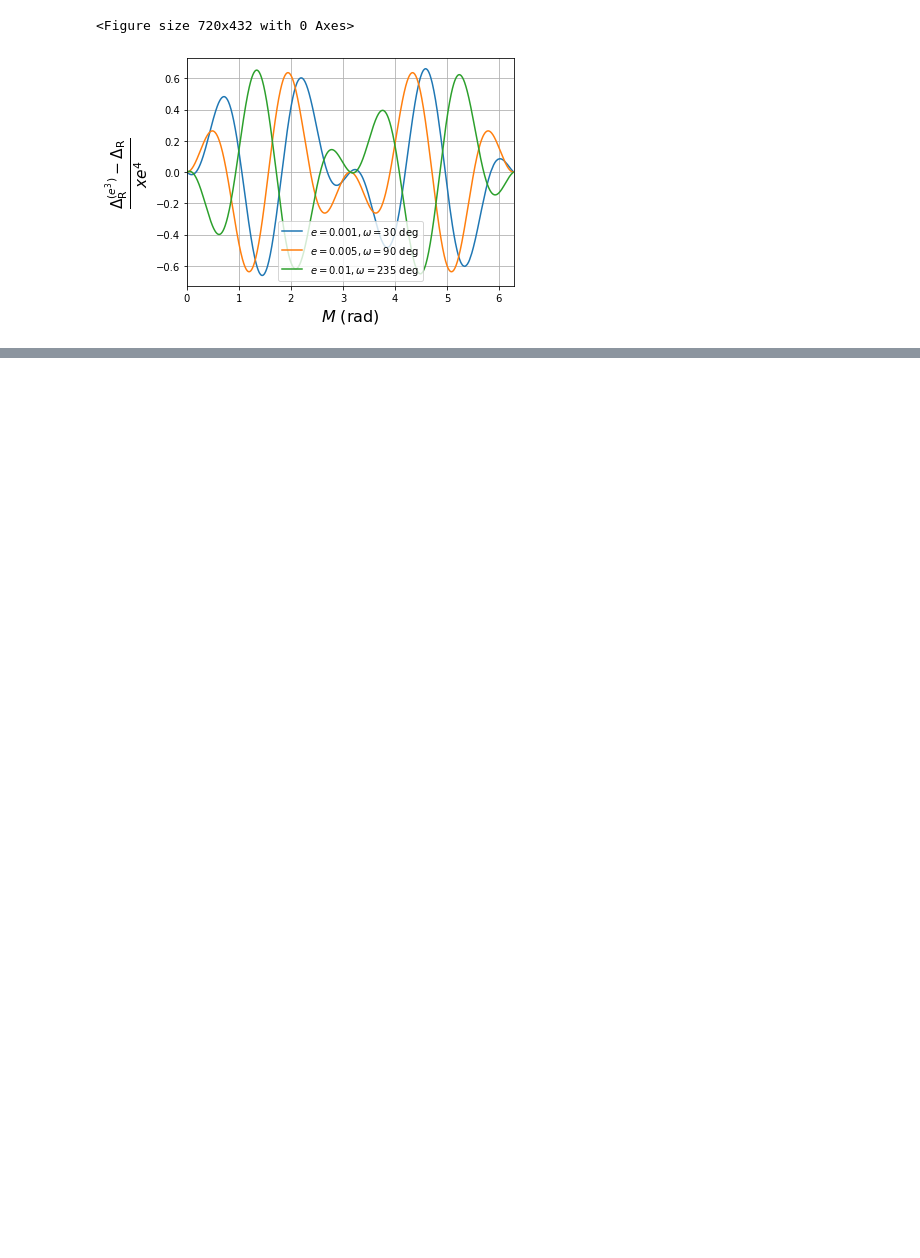
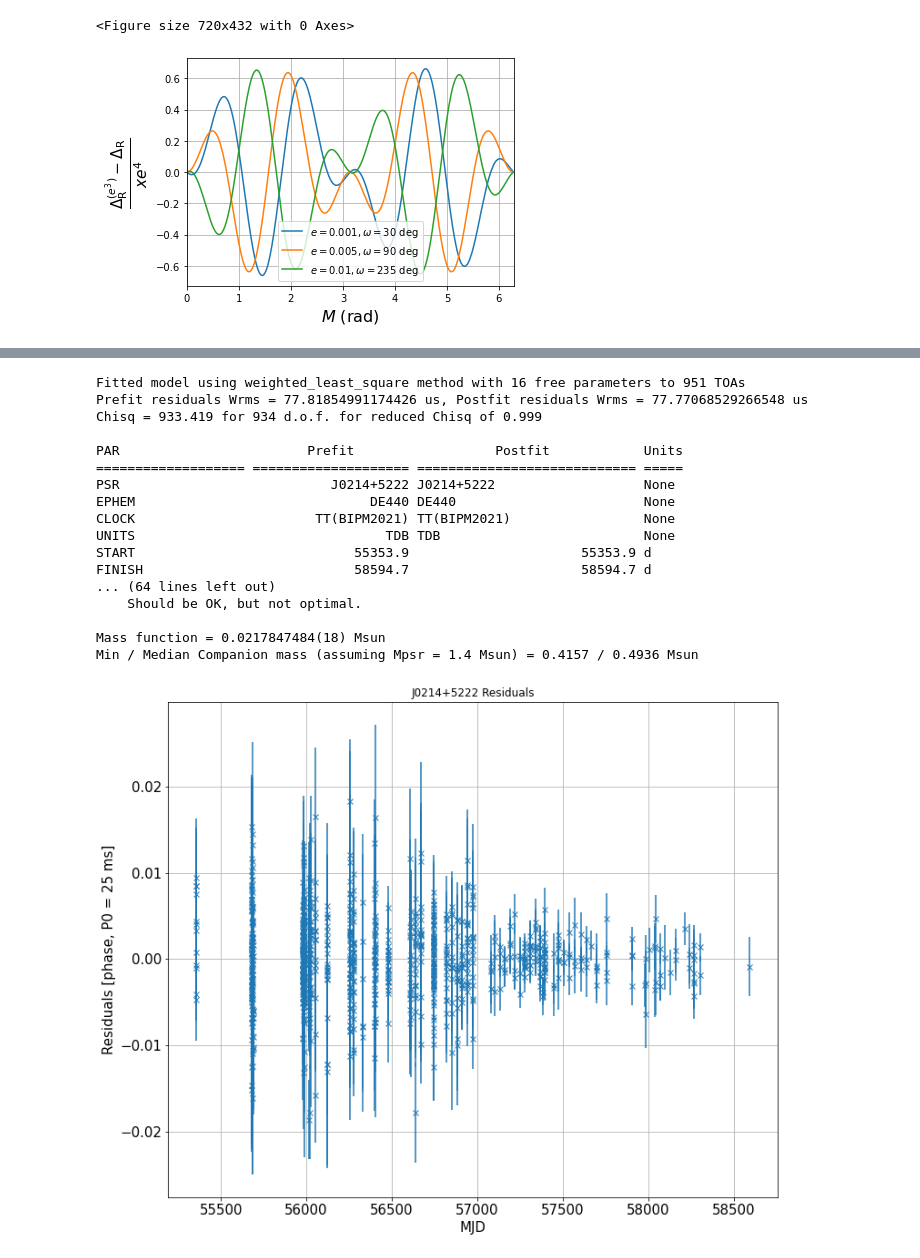
Before and after one commit to wcfiore/gbncc_viii, a Jupyter notebook: calc_test_ELL1thirdorder.ipynb, the cells around one changed output, grey strips where cells are left out. Saved outputs shown, nothing was run; the diff lists cells and outputs as text; code cells hidden in the pictures; blank space fills up the shorter version.

```diff
--- a/calc_test_ELL1thirdorder.ipynb
+++ b/calc_test_ELL1thirdorder.ipynb
@@ -91,0 +107,5 @@ plt.show()
+# %%
+tim='/Users/william/GBNCC/gbncc_viii/data/J0214+5222_fiore+23.tim'
+par='/Users/william/GBNCC/gbncc_viii/data/J0214+5222_fiore+23.par'
+toas=toa.get_TOAs(tim,usepickle=False,planets=True,ephem="DE440");
+model=mpt.mod.get_model(par);
@@ -91,0 +153,12 @@ plt.show()
+# %%
+f=WLSFitter(toas,model,track_mode='use_pulse_numbers')
+
+# BT params #
+f.model.free_params=['F0','F1','RAJ','DECJ','PMRA','PMDEC','DM','FB0',
+                     'TASC','A1','A1DOT','EPS1','EPS2','JUMP1','JUMP2','JUMP3']
+
+f.fit_toas(maxiter=3)
+mpt.plot_fit(toas,f.model)
+f.print_summary()
+f.model.compare(model,verbosity='check')
+# %% [output]
@@ -91,0 +182,18 @@ plt.show()
+Fitted model using weighted_least_square method with 16 free parameters to 951 TOAs
+Prefit residuals Wrms = 77.81854991174426 us, Postfit residuals Wrms = 77.77068529266548 us
+Chisq = 933.419 for 934 d.o.f. for reduced Chisq of 0.999
+
+PAR                        Prefit                  Postfit            Units
+=================== ==================== ============================ =====
+PSR                           J0214+5222 J0214+5222                   None
+EPHEM                              DE440 DE440                        None
+CLOCK                       TT(BIPM2021) TT(BIPM2021)                 None
+UNITS                                TDB TDB                          None
+START                            55353.9                      55353.9 d
+FINISH                           58594.7                      58594.7 d
+... (64 lines left out)
+    Should be OK, but not optimal.
+
+Mass function = 0.0217847484(18) Msun
+Min / Median Companion mass (assuming Mpsr = 1.4 Msun) = 0.4157 / 0.4936 Msun
+[figure, added]
```
Also changed, not shown: parts of 11 cells of this notebook, 26 other files.
